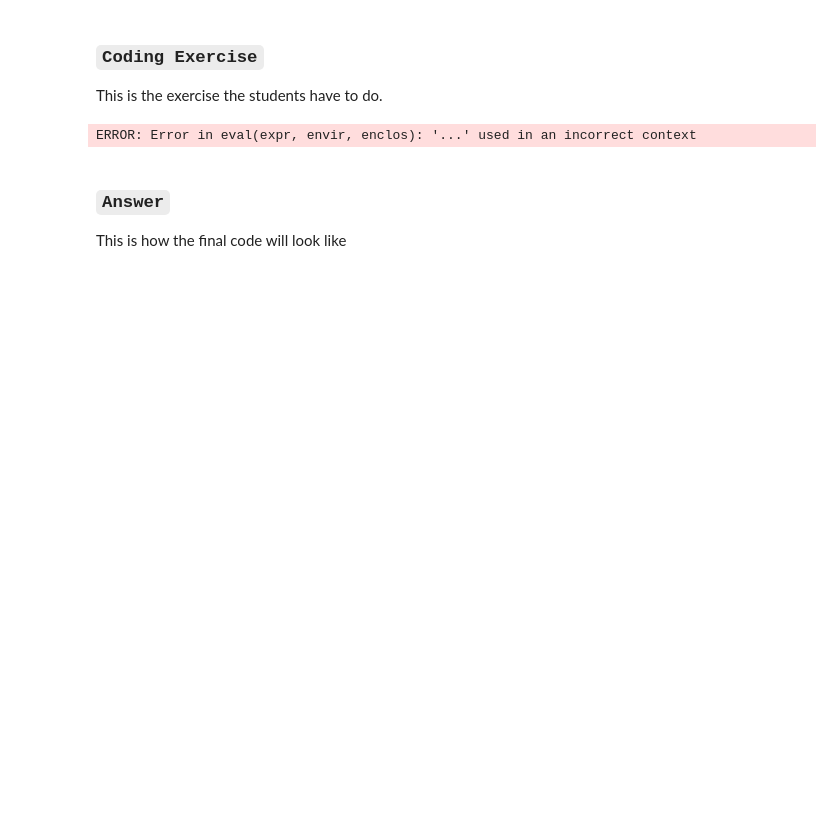
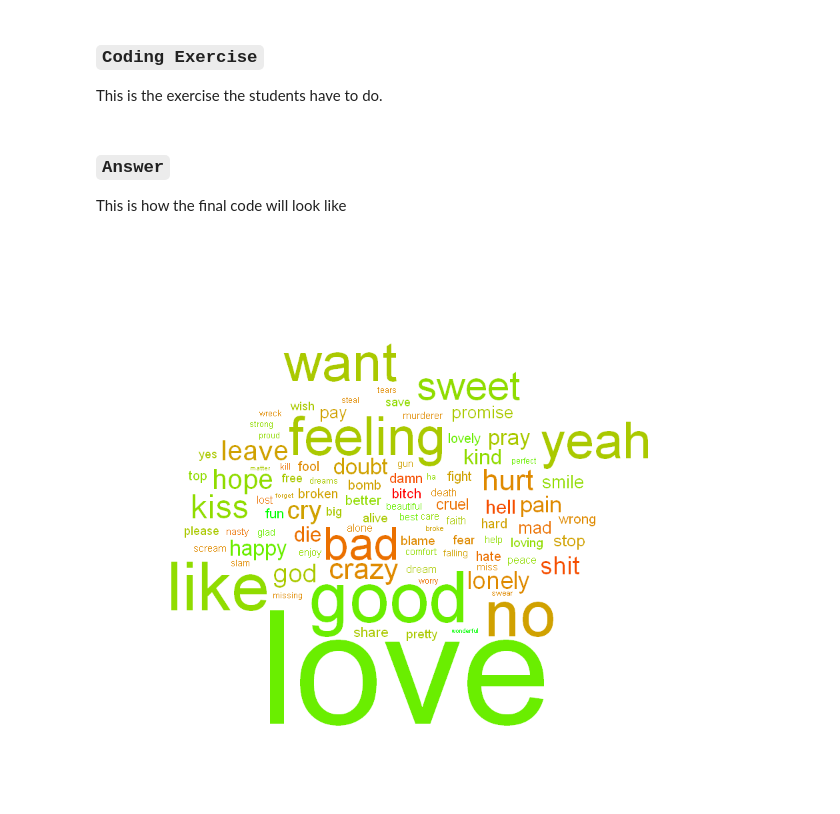
Before and after one commit to jmperafan/course-outline, a Jupyter notebook: Final Chapter Exercise.ipynb, the cells around one changed output. Saved outputs shown, nothing was run; the diff lists cells and outputs as text; code cells hidden in the pictures; blank space fills up the shorter version.

```diff
--- a/Final Chapter Exercise.ipynb
+++ b/Final Chapter Exercise.ipynb
@@ -26,14 +28,9 @@ library(tidyverse)
 library(tidytext)
 
 # This is how the dataset, that the students built in 3rd chapter, should look like.
-df <- read_csv('datasets/songs_sentiment.csv')
+songs_sentiment <- read_csv('datasets/songs_sentiment.csv')
 
 # This is a file I made a long time ago for a pet project.
-# For this pet project, it was important to keep rows with and without sentiment.
-# Also... I know about the spaces in the column names. I will change them to snake case.
-songs_sentiment <- df %>%
-    filter(!is.na(`sentiment afinn`))
-
 glimpse(songs_sentiment)
 # %% [output]
 Parsed with column specification:
@@ -72,26 +60,3 @@ $ `sentiment loughran` <chr> NA, NA, NA, NA, NA, NA, NA, NA, NA, NA, NA, NA...
 ### `Coding Exercise`
 
 This is the exercise the students have to do.
-# %%
-library(...)
-
-# Here we specify how we want to encode the sentiment afinn color to a color palette
-color_sentiment <- brewer.pal(n, "RdBu")[factor(songs_sentiment$`sentiment afinn`)] #RdBu is color-blind friendly
-
-songs_sentiment %>%
-    count(word) %>%
-    # Use with
-    with(
-      wordcloud(
-          # Column containing the words
-          ...
-          # Size of the words
-          , ...
-          # Maximum amount of words
-          , max.words = ...
-          # Color palette
-          , colors = color_sentiment
-      )
-)
-# %% [output]
-ERROR: Error in eval(expr, envir, enclos): '...' used in an incorrect context
@@ -122,0 +88,19 @@ songs_sentiment %>%
+# %%
+# Load the ggwordcloud package
+library(ggwordcloud)
+
+wordcloud <- songs_sentiment %>%
+    group_by(word) %>%
+    summarize(n = n(), sentiment = mean(sentiment_afinn)) %>%
+    filter(n > 100 )
+
+wordcloud %>%
+    # Create a wordcloud
+    ggplot(aes(label = word, size = n, color = sentiment)) +
+    geom_text_wordcloud_area() +
+    scale_size_area(max_size = 50) +
+    theme_minimal() +
+    # Negative sentiment values will be shown red and the positives green
+    scale_color_gradient(low = "red", high = "green")
+# %% [output]
+[figure, added]
```
Also changed, not shown: parts of 6 cells of this notebook.
